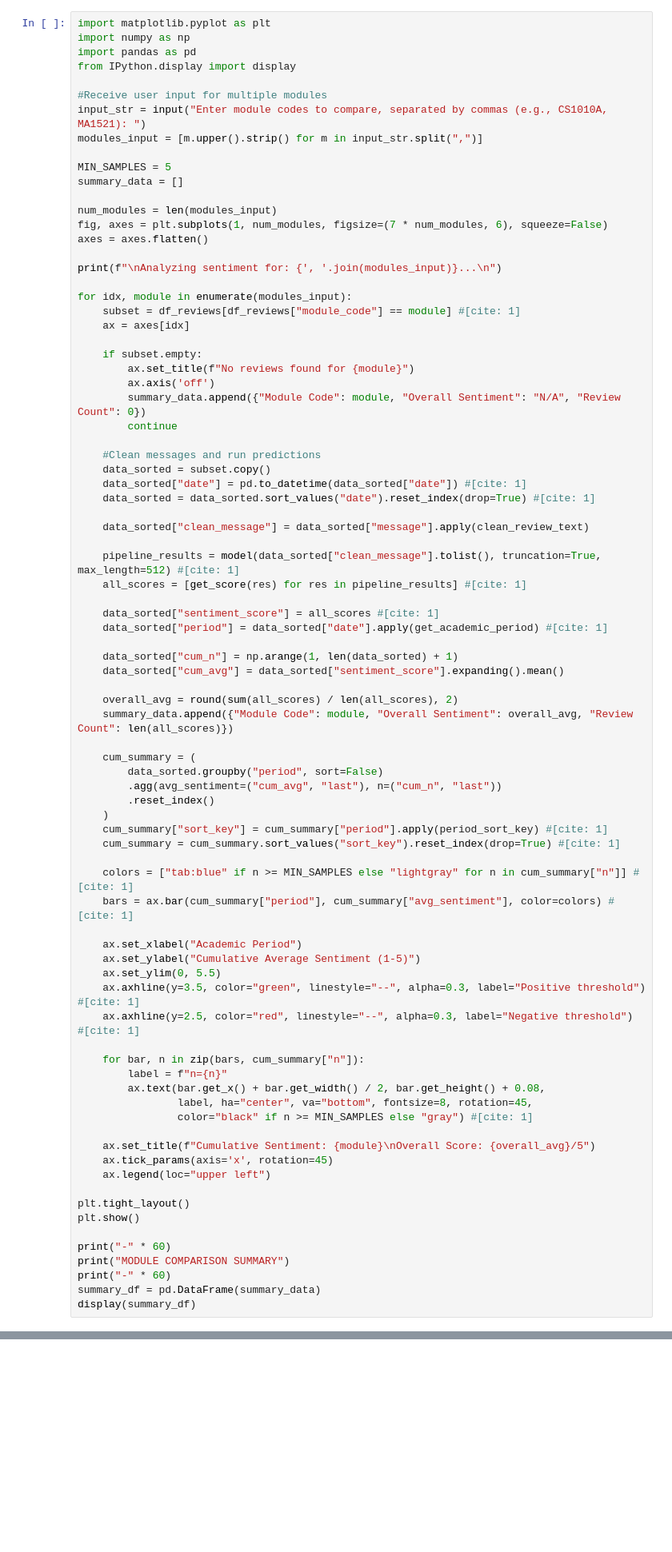
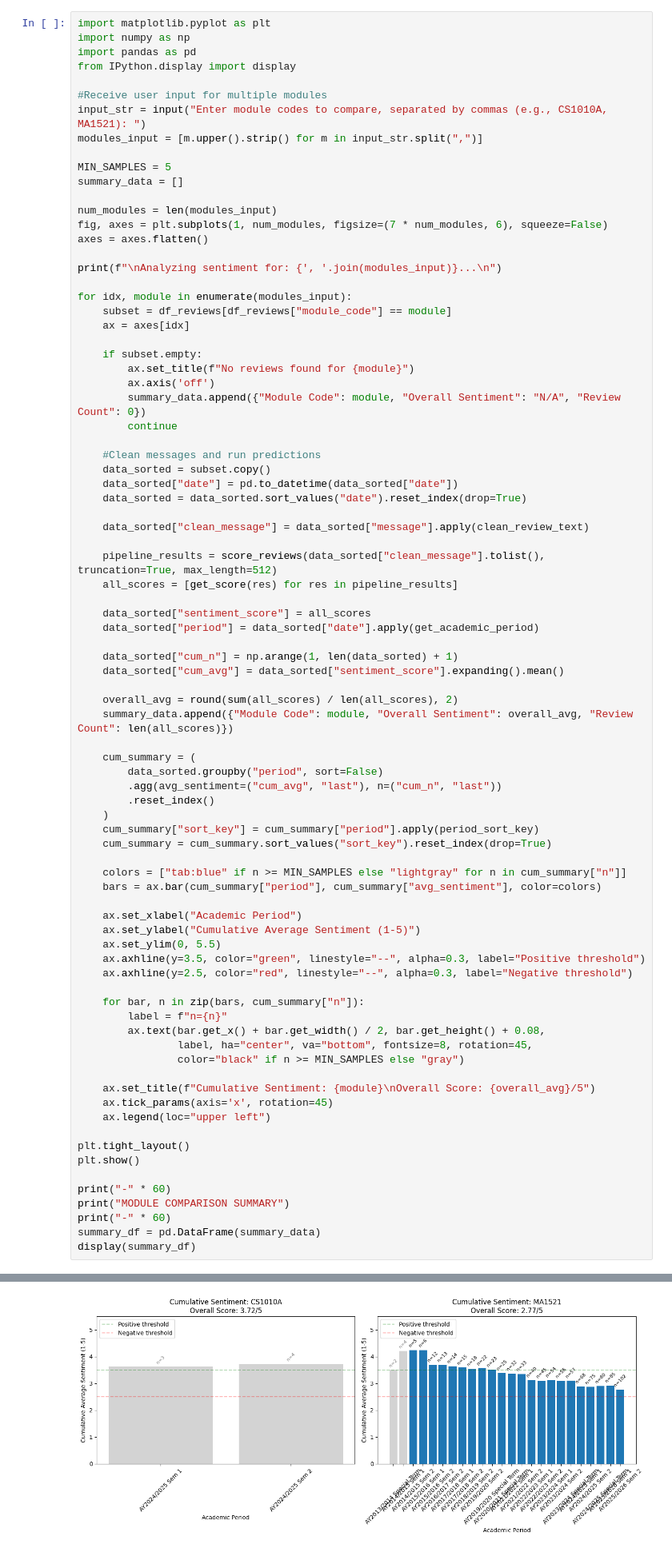
Before and after one commit to thadduslee/Orbital-2026, a Jupyter notebook: Base_file.ipynb, the cells around one changed output, grey strips where cells are left out. Shown at 80% size. Saved outputs shown, nothing was run; the diff lists cells and outputs as text; blank space fills up the shorter version.

```diff
--- a/Base_file.ipynb
+++ b/Base_file.ipynb
@@ -551,7 +621,7 @@ axes = axes.flatten()
 print(f"\nAnalyzing sentiment for: {', '.join(modules_input)}...\n")
 
 for idx, module in enumerate(modules_input):
-    subset = df_reviews[df_reviews["module_code"] == module] #[cite: 1]
+    subset = df_reviews[df_reviews["module_code"] == module]
     ax = axes[idx]
 
     if subset.empty:
@@ -562,16 +632,16 @@ for idx, module in enumerate(modules_input):
 
     #Clean messages and run predictions
     data_sorted = subset.copy()
-    data_sorted["date"] = pd.to_datetime(data_sorted["date"]) #[cite: 1]
-    data_sorted = data_sorted.sort_values("date").reset_index(drop=True) #[cite: 1]
+    data_sorted["date"] = pd.to_datetime(data_sorted["date"])
+    data_sorted = data_sorted.sort_values("date").reset_index(drop=True)
 
     data_sorted["clean_message"] = data_sorted["message"].apply(clean_review_text)
 
-    pipeline_results = model(data_sorted["clean_message"].tolist(), truncation=True, max_length=512) #[cite: 1]
-    all_scores = [get_score(res) for res in pipeline_results] #[cite: 1]
+    pipeline_results = score_reviews(data_sorted["clean_message"].tolist(), truncation=True, max_length=512)
+    all_scores = [get_score(res) for res in pipeline_results]
 
-    data_sorted["sentiment_score"] = all_scores #[cite: 1]
-    data_sorted["period"] = data_sorted["date"].apply(get_academic_period) #[cite: 1]
+    data_sorted["sentiment_score"] = all_scores
+    data_sorted["period"] = data_sorted["date"].apply(get_academic_period)
 
     data_sorted["cum_n"] = np.arange(1, len(data_sorted) + 1)
     data_sorted["cum_avg"] = data_sorted["sentiment_score"].expanding().mean()
@@ -584,23 +654,23 @@ for idx, module in enumerate(modules_input):
         .agg(avg_sentiment=("cum_avg", "last"), n=("cum_n", "last"))
         .reset_index()
     )
-    cum_summary["sort_key"] = cum_summary["period"].apply(period_sort_key) #[cite: 1]
-    cum_summary = cum_summary.sort_values("sort_key").reset_index(drop=True) #[cite: 1]
+    cum_summary["sort_key"] = cum_summary["period"].apply(period_sort_key)
+    cum_summary = cum_summary.sort_values("sort_key").reset_index(drop=True)
 
-    colors = ["tab:blue" if n >= MIN_SAMPLES else "lightgray" for n in cum_summary["n"]] #[cite: 1]
-    bars = ax.bar(cum_summary["period"], cum_summary["avg_sentiment"], color=colors) #[cite: 1]
+    colors = ["tab:blue" if n >= MIN_SAMPLES else "lightgray" for n in cum_summary["n"]]
+    bars = ax.bar(cum_summary["period"], cum_summary["avg_sentiment"], color=colors)
 
     ax.set_xlabel("Academic Period")
     ax.set_ylabel("Cumulative Average Sentiment (1-5)")
     ax.set_ylim(0, 5.5)
-    ax.axhline(y=3.5, color="green", linestyle="--", alpha=0.3, label="Positive threshold") #[cite: 1]
-    ax.axhline(y=2.5, color="red", linestyle="--", alpha=0.3, label="Negative threshold") #[cite: 1]
+    ax.axhline(y=3.5, color="green", linestyle="--", alpha=0.3, label="Positive threshold")
+    ax.axhline(y=2.5, color="red", linestyle="--", alpha=0.3, label="Negative threshold")
 
     for bar, n in zip(bars, cum_summary["n"]):
         label = f"n={n}"
         ax.text(bar.get_x() + bar.get_width() / 2, bar.get_height() + 0.08,
                 label, ha="center", va="bottom", fontsize=8, rotation=45,
-                color="black" if n >= MIN_SAMPLES else "gray") #[cite: 1]
+                color="black" if n >= MIN_SAMPLES else "gray")
 
     ax.set_title(f"Cumulative Sentiment: {module}\nOverall Score: {overall_avg}/5")
     ax.tick_params(axis='x', rotation=45)
@@ -614,3 +684,4 @@ print("MODULE COMPARISON SUMMARY")
 print("-" * 60)
 summary_df = pd.DataFrame(summary_data)
 display(summary_df)
+# %% [output]
@@ -616,0 +691 @@ display(summary_df)
+[figure, added]
```
Also changed, not shown: parts of 12 cells of this notebook.
